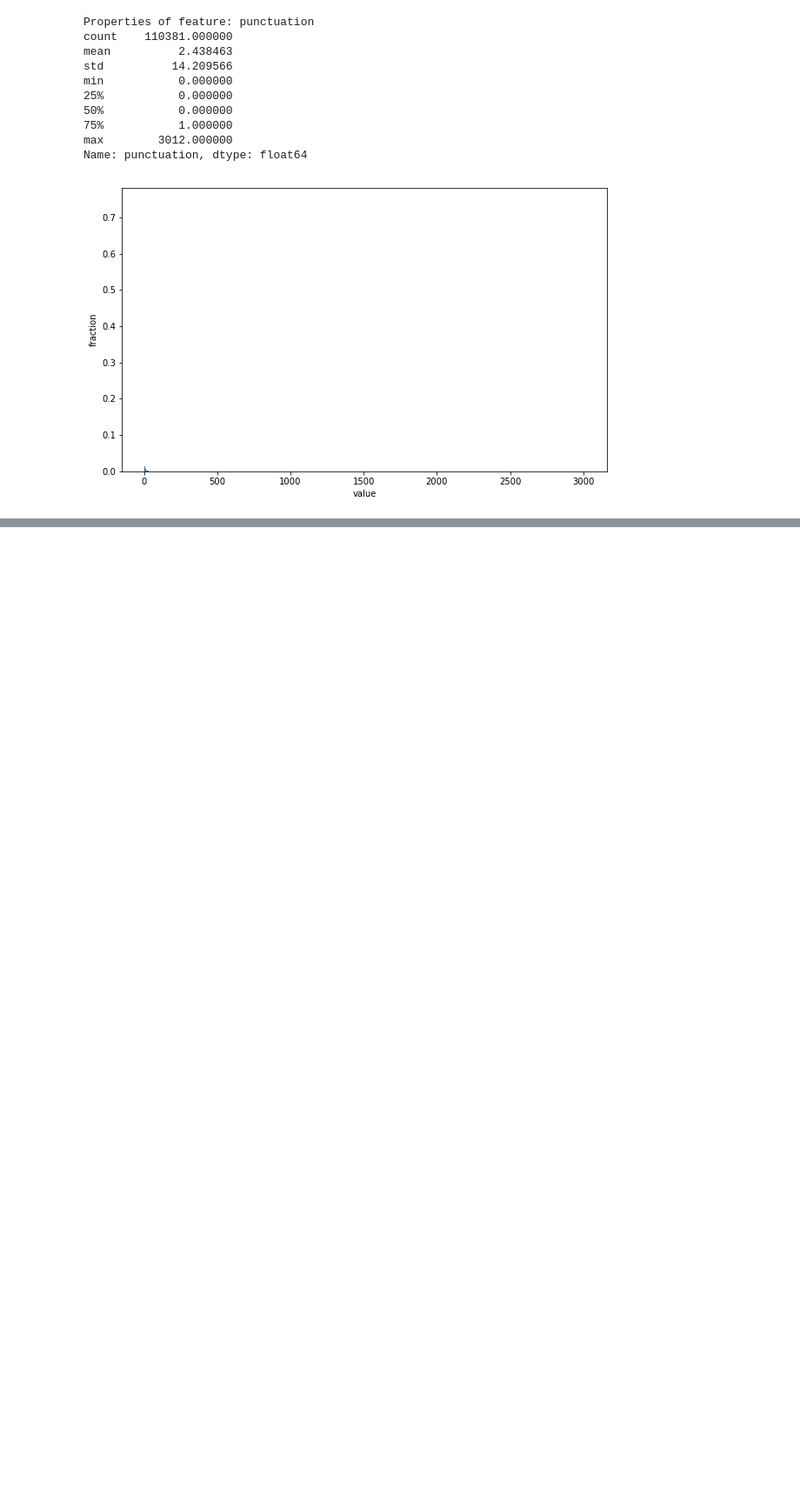
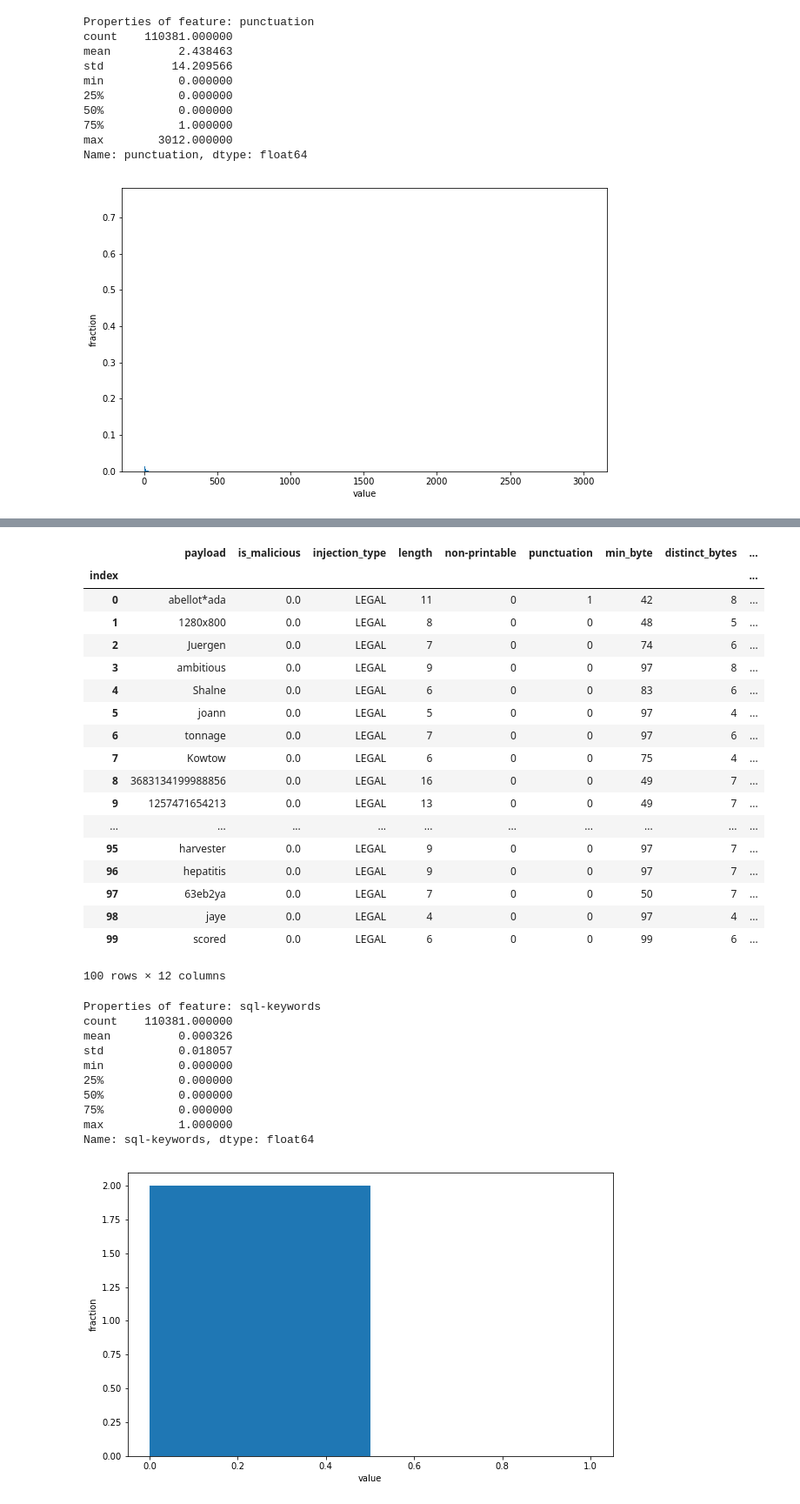
Before and after one commit to grananqvist/Machine-Learning-Web-Application-Firewall-and-Dataset, a Jupyter notebook: Data_analysis.ipynb, the cells around one changed output, grey strips where cells are left out. Shown at 87% size. Cells and saved outputs as stored; diff of their text form; code cells hidden in the pictures; blank space fills up the shorter version.

Commit message:
Feature engineering + added sql keywords

```diff
--- a/Data_analysis.ipynb
+++ b/Data_analysis.ipynb
@@ -197,0 +285,49 @@ Name: punctuation, dtype: float64
+# %%
+sql_keywords = pd.read_csv('data/SQLKeywords.txt', index_col=False)
+
+def create_feature_sql_keywords(payloads):
+    '''
+    Feature
+    Number of SQL keywords within payload
+    '''
+
+    #payloads['punctuation'] = [ len([1 for letter in str(row) if letter in sql_keywords]) for row in payloads['payload']]
+    payloads['sql-keywords'] = [ len([1 for keyword in sql_keywords if keyword.lower() in str(row).lower()]) for row in payloads['payload']]
+    return payloads
+
+
+create_feature_sql_keywords(payloads)
+display(payloads.head(100))
+
+plot_feature_distribution(payloads['sql-keywords'])
+# %% [output]
+|  | payload | is_malicious | injection_type | length | non-printable | punctuation | min_byte | distinct_bytes | ... |
+| index |  |  |  |  |  |  |  |  | ... |
+| 0 | abellot*ada | 0.0 | LEGAL | 11 | 0 | 1 | 42 | 8 | ... |
+| 1 | 1280x800 | 0.0 | LEGAL | 8 | 0 | 0 | 48 | 5 | ... |
+| 2 | Juergen | 0.0 | LEGAL | 7 | 0 | 0 | 74 | 6 | ... |
+| 3 | ambitious | 0.0 | LEGAL | 9 | 0 | 0 | 97 | 8 | ... |
+| 4 | Shalne | 0.0 | LEGAL | 6 | 0 | 0 | 83 | 6 | ... |
+| 5 | joann | 0.0 | LEGAL | 5 | 0 | 0 | 97 | 4 | ... |
+| 6 | tonnage | 0.0 | LEGAL | 7 | 0 | 0 | 97 | 6 | ... |
+| 7 | Kowtow | 0.0 | LEGAL | 6 | 0 | 0 | 75 | 4 | ... |
+| 8 | 3683134199988856 | 0.0 | LEGAL | 16 | 0 | 0 | 49 | 7 | ... |
+| 9 | 1257471654213 | 0.0 | LEGAL | 13 | 0 | 0 | 49 | 7 | ... |
+| ... | ... | ... | ... | ... | ... | ... | ... | ... | ... |
+| 95 | harvester | 0.0 | LEGAL | 9 | 0 | 0 | 97 | 7 | ... |
+| 96 | hepatitis | 0.0 | LEGAL | 9 | 0 | 0 | 97 | 7 | ... |
+| 97 | 63eb2ya | 0.0 | LEGAL | 7 | 0 | 0 | 50 | 7 | ... |
+| 98 | jaye | 0.0 | LEGAL | 4 | 0 | 0 | 97 | 4 | ... |
+| 99 | scored | 0.0 | LEGAL | 6 | 0 | 0 | 99 | 6 | ... |
+100 rows × 12 columns
+Properties of feature: sql-keywords
+count    110381.000000
+mean          0.000326
+std           0.018057
+min           0.000000
+25%           0.000000
+50%           0.000000
+75%           0.000000
+max           1.000000
+Name: sql-keywords, dtype: float64
+[figure, added]
```
Also changed, not shown: parts of 5 cells of this notebook, 1 other file.
